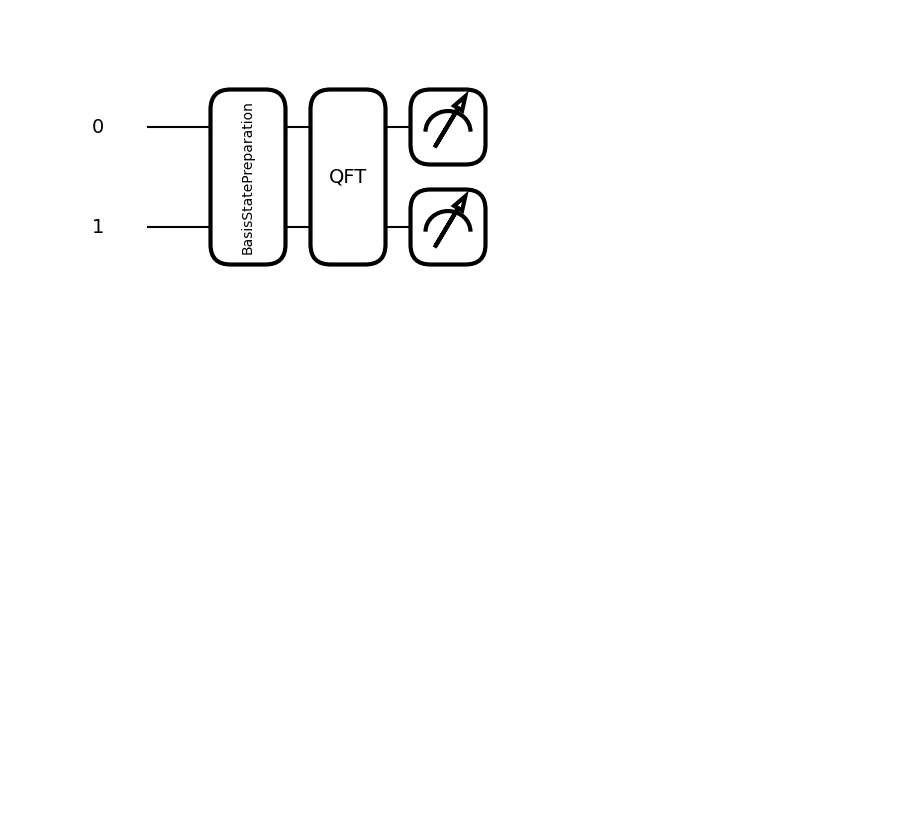
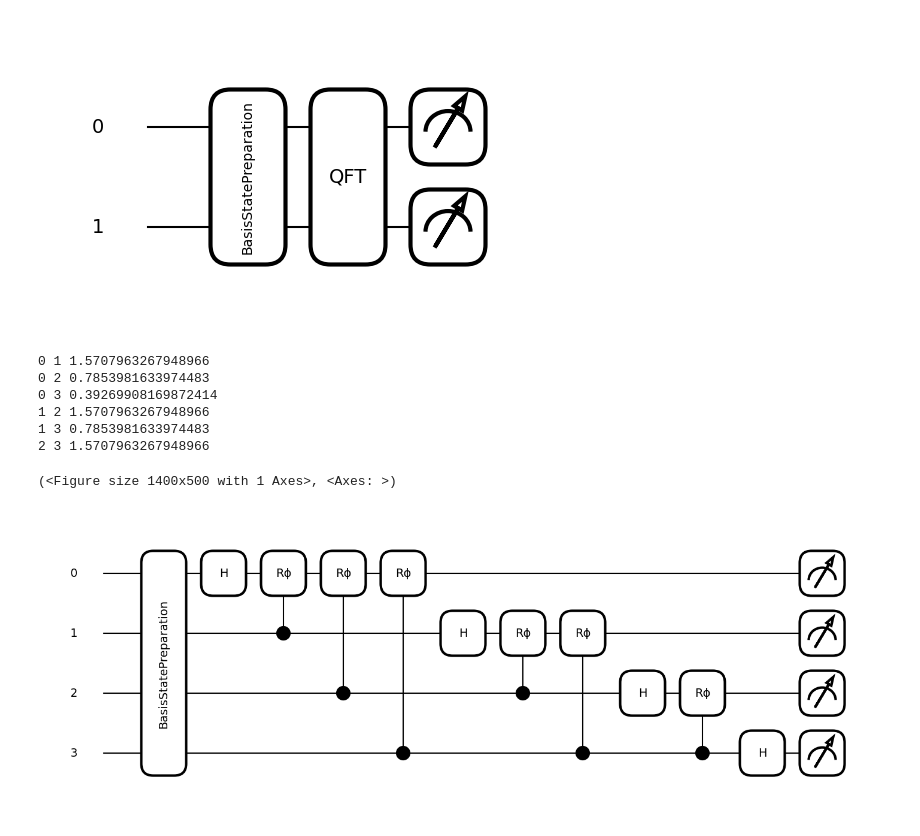
Before and after one commit to vadhri/quantum-notebook, a Jupyter notebook: pennylane/xanadu_codebook/QFT/F_QFT.ipynb, the cells around one changed output. Saved outputs shown, nothing was run; the diff lists cells and outputs as text; code cells hidden in the pictures; blank space fills up the shorter version.

```diff
--- a/pennylane/xanadu_codebook/QFT/F_QFT.ipynb
+++ b/pennylane/xanadu_codebook/QFT/F_QFT.ipynb
@@ -227,3 +227,37 @@ print (np.round(qml.QNode(two_qubit_QFT, dev)(3), 5), np.round(np.cos(angle) + 1
 # %% [output]
 [ 0.5+0.j  -0. -0.5j -0.5+0.j   0. +0.5j] (-0-1j)
 [figure]
+# %%
+# F 3.4 Recursive method for QFT.
+
+dev = qml.device('default.qubit', wires=4)
+
+def qft_recursive_rotations(n_qubits, wire=0):
+    if n_qubits == wire:
+        return
+    qml.Hadamard(wire)
+    for ctrl in range(wire+1,n_qubits):
+        print (wire, ctrl, np.pi/2**(ctrl-wire))
+        qml.ControlledPhaseShift(np.pi/2**(ctrl-wire), wires=[ctrl, wire])
+
+    qft_recursive_rotations(n_qubits, wire+1)
+
+@qml.qnode(dev)
+def qft_node(basis_id, n_qubits):
+    # Prepare the basis state |basis_id>
+    bits = [int(x) for x in np.binary_repr(basis_id, width=n_qubits)]
+    qml.BasisStatePreparation(bits, wires=range(n_qubits))
+    qft_recursive_rotations(n_qubits)
+    # swap_bits(n_qubits)
+    return qml.state()
+
+qml.draw_mpl(qft_node)(3, 4)
+# %% [output]
+0 1 1.5707963267948966
+0 2 0.7853981633974483
+0 3 0.39269908169872414
+1 2 1.5707963267948966
+1 3 0.7853981633974483
+2 3 1.5707963267948966
+(<Figure size 1400x500 with 1 Axes>, <Axes: >)
+[figure, added]
```
Also changed, not shown: 3 other files.
